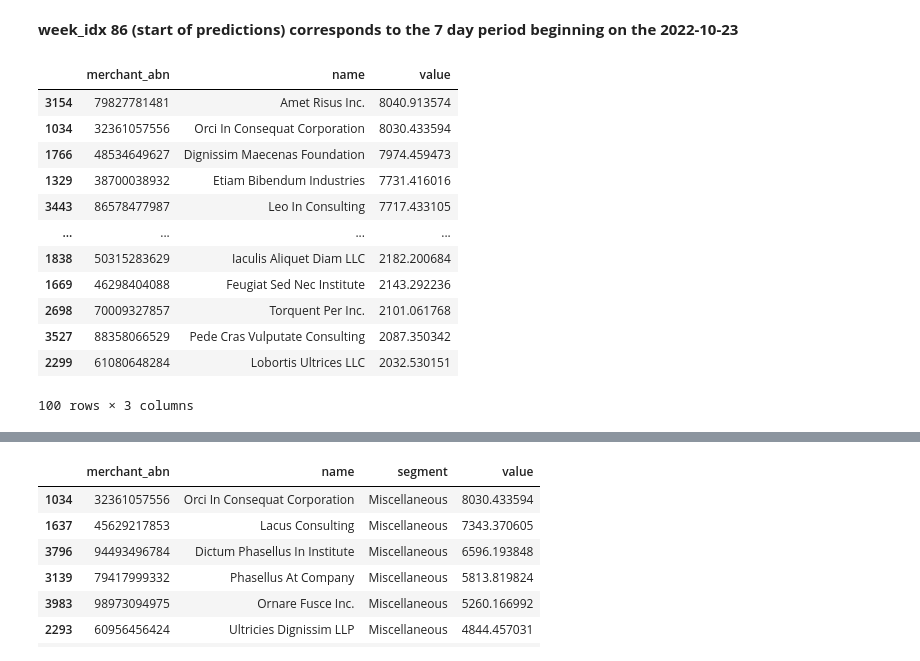
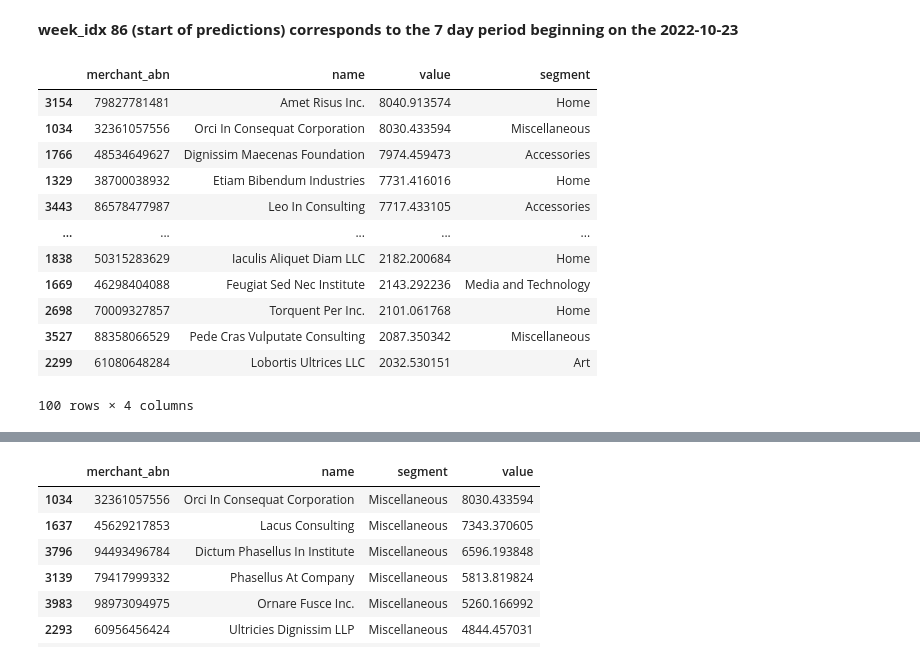
Before and after one commit to pommcuter/generic-buy-now-pay-later-project, a Jupyter notebook: notebooks/summary.ipynb, the cells around one changed output, grey strips where cells are left out. Drawn from its saved outputs; the diff is of its cells as text; code cells hidden in the pictures.

```diff
--- a/notebooks/summary.ipynb
+++ b/notebooks/summary.ipynb
@@ -263,19 +263,19 @@ total_ranking = predictions.groupby('merchant_abn').sum().sort_values(by = 'valu
 total_ranking = total_ranking[['value']]
 segments_ranking = merchants_df.join(total_ranking, on='merchant_abn', how='right')
 # %%
-Final_ranking = segments_ranking[['merchant_abn','name','value']]
-Final_ranking.head(100)
+Final_ranking = segments_ranking[['merchant_abn','name','value','segment']][0:100]
+Final_ranking
 # %% [output]
-|  | merchant_abn | name | value |
-| 3154 | 79827781481 | Amet Risus Inc. | 8040.913574 |
-| 1034 | 32361057556 | Orci In Consequat Corporation | 8030.433594 |
-| 1766 | 48534649627 | Dignissim Maecenas Foundation | 7974.459473 |
-| 1329 | 38700038932 | Etiam Bibendum Industries | 7731.416016 |
-| 3443 | 86578477987 | Leo In Consulting | 7717.433105 |
-| ... | ... | ... | ... |
-| 1838 | 50315283629 | Iaculis Aliquet Diam LLC | 2182.200684 |
-| 1669 | 46298404088 | Feugiat Sed Nec Institute | 2143.292236 |
-| 2698 | 70009327857 | Torquent Per Inc. | 2101.061768 |
-| 3527 | 88358066529 | Pede Cras Vulputate Consulting | 2087.350342 |
-| 2299 | 61080648284 | Lobortis Ultrices LLC | 2032.530151 |
+|  | merchant_abn | name | value | segment |
+| 3154 | 79827781481 | Amet Risus Inc. | 8040.913574 | Home |
+| 1034 | 32361057556 | Orci In Consequat Corporation | 8030.433594 | Miscellaneous |
+| 1766 | 48534649627 | Dignissim Maecenas Foundation | 7974.459473 | Accessories |
+| 1329 | 38700038932 | Etiam Bibendum Industries | 7731.416016 | Home |
+| 3443 | 86578477987 | Leo In Consulting | 7717.433105 | Accessories |
+| ... | ... | ... | ... | ... |
+| 1838 | 50315283629 | Iaculis Aliquet Diam LLC | 2182.200684 | Home |
+| 1669 | 46298404088 | Feugiat Sed Nec Institute | 2143.292236 | Media and Technology |
+| 2698 | 70009327857 | Torquent Per Inc. | 2101.061768 | Home |
+| 3527 | 88358066529 | Pede Cras Vulputate Consulting | 2087.350342 | Miscellaneous |
+| 2299 | 61080648284 | Lobortis Ultrices LLC | 2032.530151 | Art |
-100 rows × 3 columns
+100 rows × 4 columns
```
Also changed, not shown: parts of 1 cell of this notebook.
